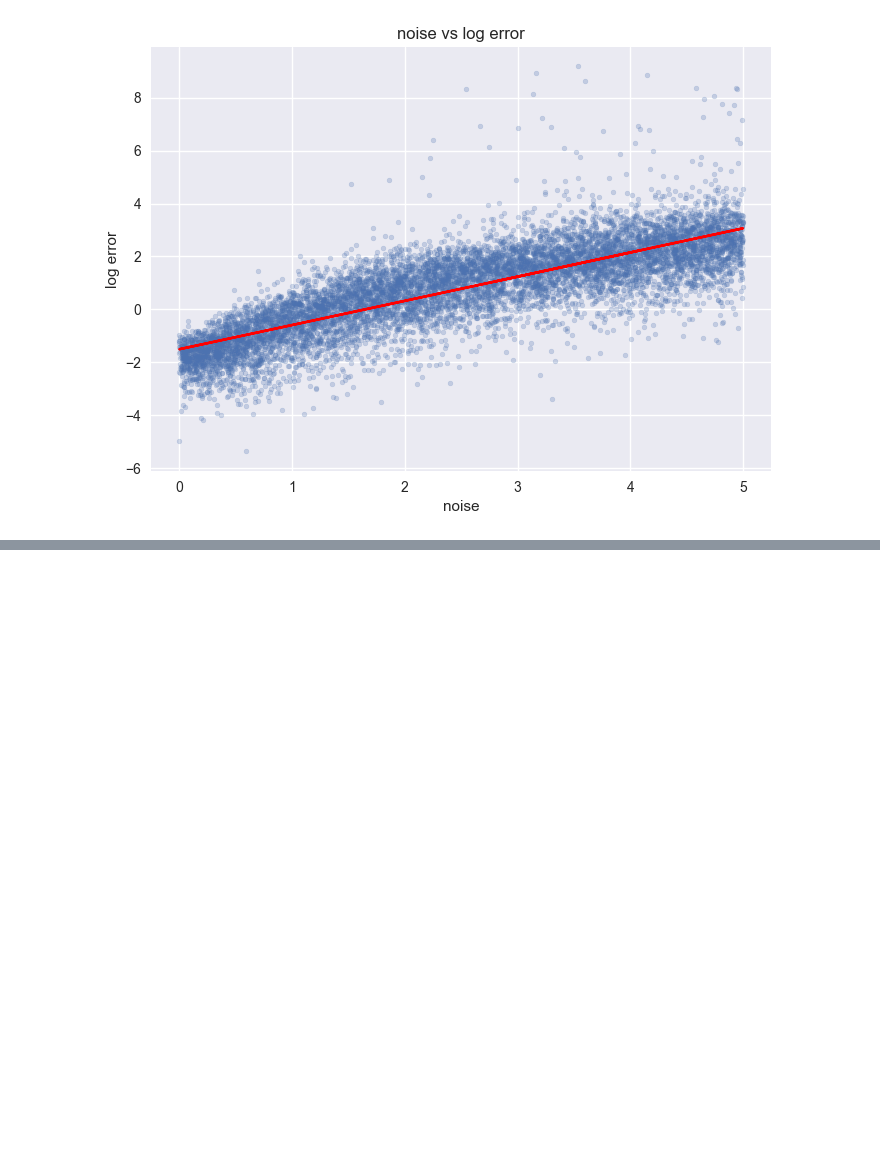
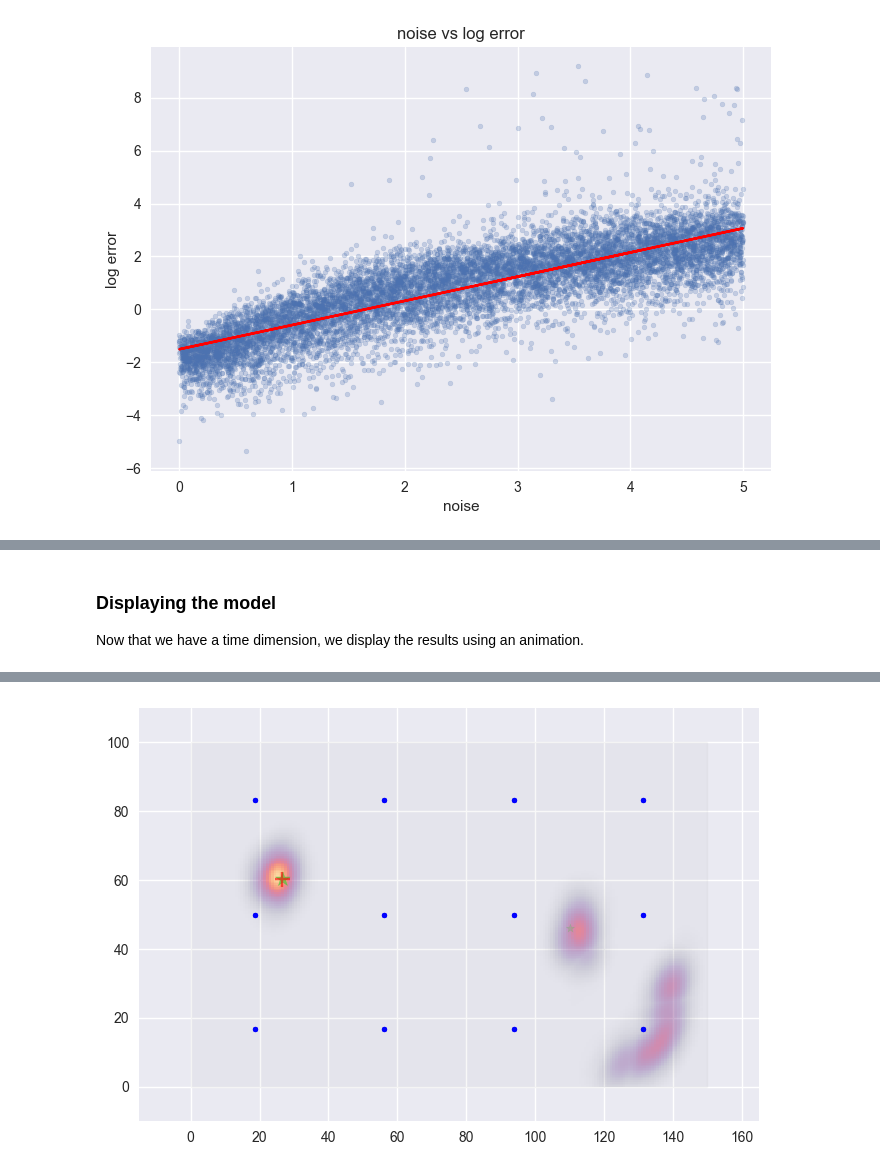
Before and after one commit to noaham/sigsen, a Jupyter notebook: examples/example.ipynb, the cells around one changed output, grey strips where cells are left out. Cells and saved outputs as stored; diff of their text form; code cells hidden in the pictures; blank space fills up the shorter version.

```diff
--- a/examples/example.ipynb
+++ b/examples/example.ipynb
@@ -235,0 +285,11 @@ Text(0.5, 1.0, 'noise vs log error')
+# %%
+sigs = arange.gen_data(time_span=10, num_sources=3, noise=0.1)
+sigs.compute_distribution((200, 200, 100))
+# %% [markdown]
+### Displaying the model
+
+Now that we have a time dimension, we display the results using an animation.
+# %%
+anim = sigs.display(exp_factor=1e-4, show_maxima=True)
+HTML(anim.to_jshtml())
+# %% [output]
@@ -235,0 +297 @@ Text(0.5, 1.0, 'noise vs log error')
+[figure, added]
```
Also changed, not shown: parts of 21 cells of this notebook.
